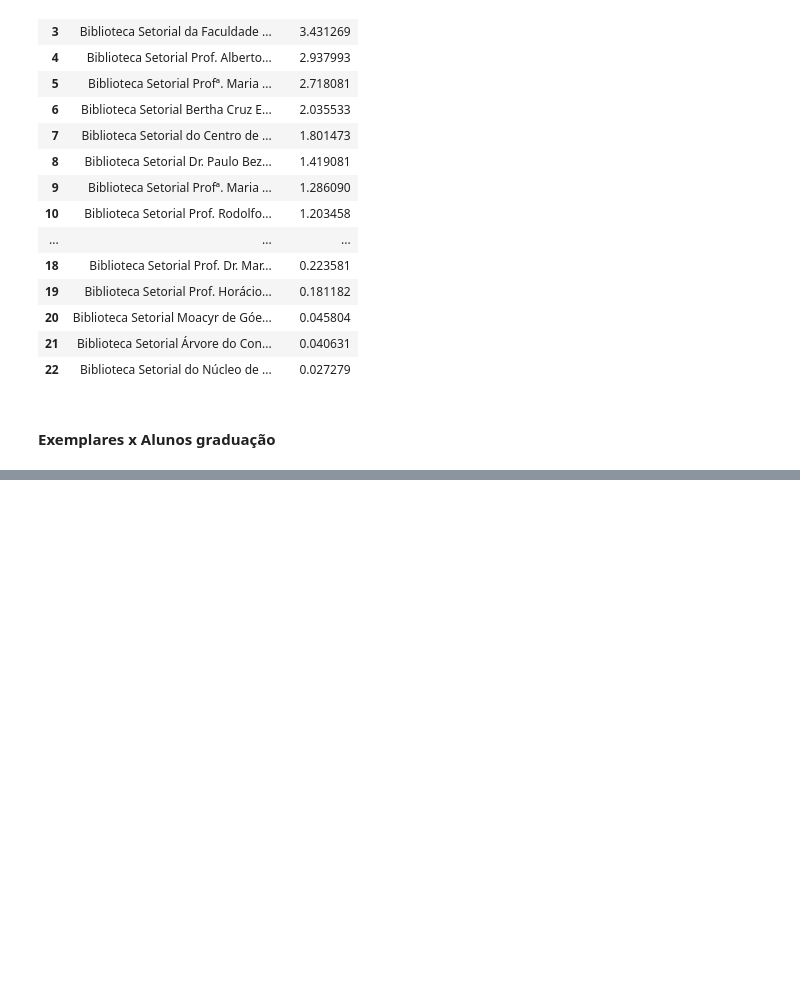
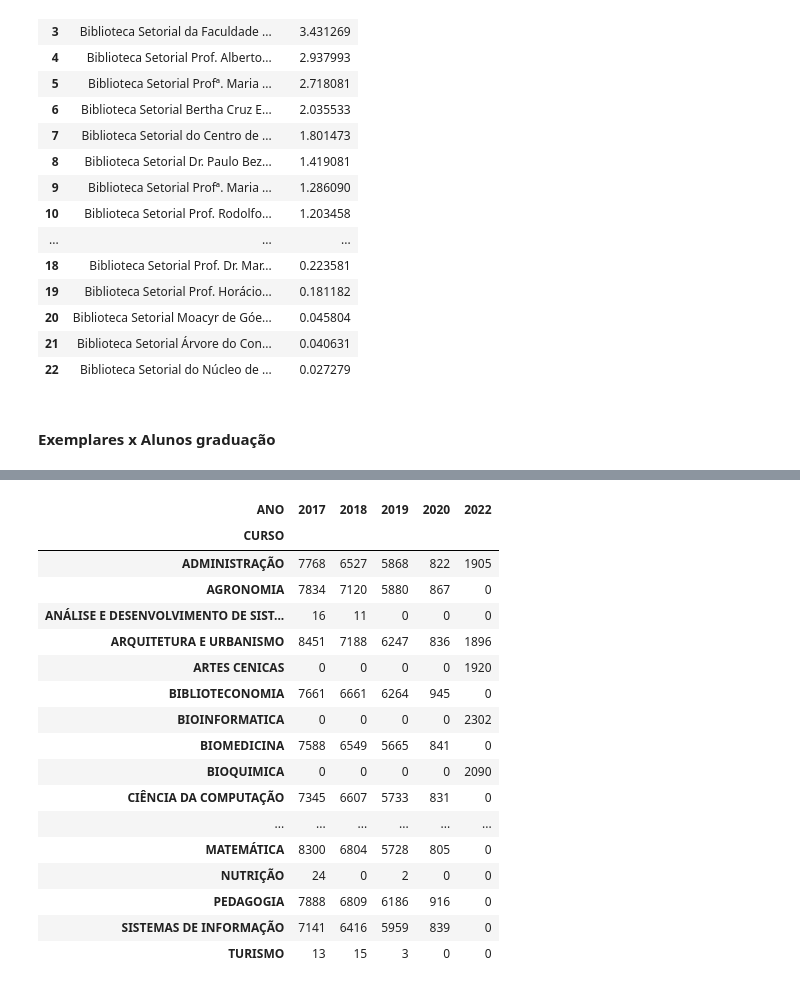
Before and after one commit to Mihvieira/Acervo_UFRN_7DaysofCode, a Jupyter notebook: Limpeza_e_análise (1).ipynb, the cells around one changed output, grey strips where cells are left out. Saved outputs shown, nothing was run; the diff lists cells and outputs as text; code cells hidden in the pictures; blank space fills up the shorter version.

```diff
--- a/Limpeza_e_análise (1).ipynb
+++ b/Limpeza_e_análise (1).ipynb
@@ -574,0 +783,6 @@ tipo2
+# %%
+previsao_2022['QUANTIDADE'] = previsao_2022['QUANTIDADE'].astype(int)
+previsao_2022['ANO'] = 2022
+previsao_2022['CURSO'] = previsao_2022['CURSO'].str.replace('ADMINISTRACAO', 'ADMINISTRAÇÃO')
+previsao_2022['CURSO'] = previsao_2022['CURSO'].str.replace('CIENCIA', 'CIÊNCIA')
+previsao_2022
@@ -574,0 +805,6 @@ tipo2
+# %%
+df2['CURSO'] = df2['CURSO'].str.replace('CIÊNCIAS E TECNOLOGIA', 'CIÊNCIA TECNOLOGIA E INOVACAO')
+# %%
+frames = [df2, previsao_2022]
+result = pd.concat(frames)
+result
@@ -574,0 +825,27 @@ tipo2
+# %%
+result.fillna(0, inplace=True)
+# %%
+result = pd.DataFrame(result)
+result_pivot = result.pivot_table(index = 'CURSO',
+        columns = 'ANO',
+        values = 'QUANTIDADE', fill_value = 0)
+result_pivot
+# %% [output]
+| ANO | 2017 | 2018 | 2019 | 2020 | 2022 |
+| CURSO |  |  |  |  |  |
+| ADMINISTRAÇÃO | 7768 | 6527 | 5868 | 822 | 1905 |
+| AGRONOMIA | 7834 | 7120 | 5880 | 867 | 0 |
+| ANÁLISE E DESENVOLVIMENTO DE SIST... | 16 | 11 | 0 | 0 | 0 |
+| ARQUITETURA E URBANISMO | 8451 | 7188 | 6247 | 836 | 1896 |
+| ARTES CENICAS | 0 | 0 | 0 | 0 | 1920 |
+| BIBLIOTECONOMIA | 7661 | 6661 | 6264 | 945 | 0 |
+| BIOINFORMATICA | 0 | 0 | 0 | 0 | 2302 |
+| BIOMEDICINA | 7588 | 6549 | 5665 | 841 | 0 |
+| BIOQUIMICA | 0 | 0 | 0 | 0 | 2090 |
+| CIÊNCIA DA COMPUTAÇÃO | 7345 | 6607 | 5733 | 831 | 0 |
+| ... | ... | ... | ... | ... | ... |
+| MATEMÁTICA | 8300 | 6804 | 5728 | 805 | 0 |
+| NUTRIÇÃO | 24 | 0 | 2 | 0 | 0 |
+| PEDAGOGIA | 7888 | 6809 | 6186 | 916 | 0 |
+| SISTEMAS DE INFORMAÇÃO | 7141 | 6416 | 5959 | 839 | 0 |
+| TURISMO | 13 | 15 | 3 | 0 | 0 |
```
Also changed, not shown: parts of 53 cells of this notebook.
